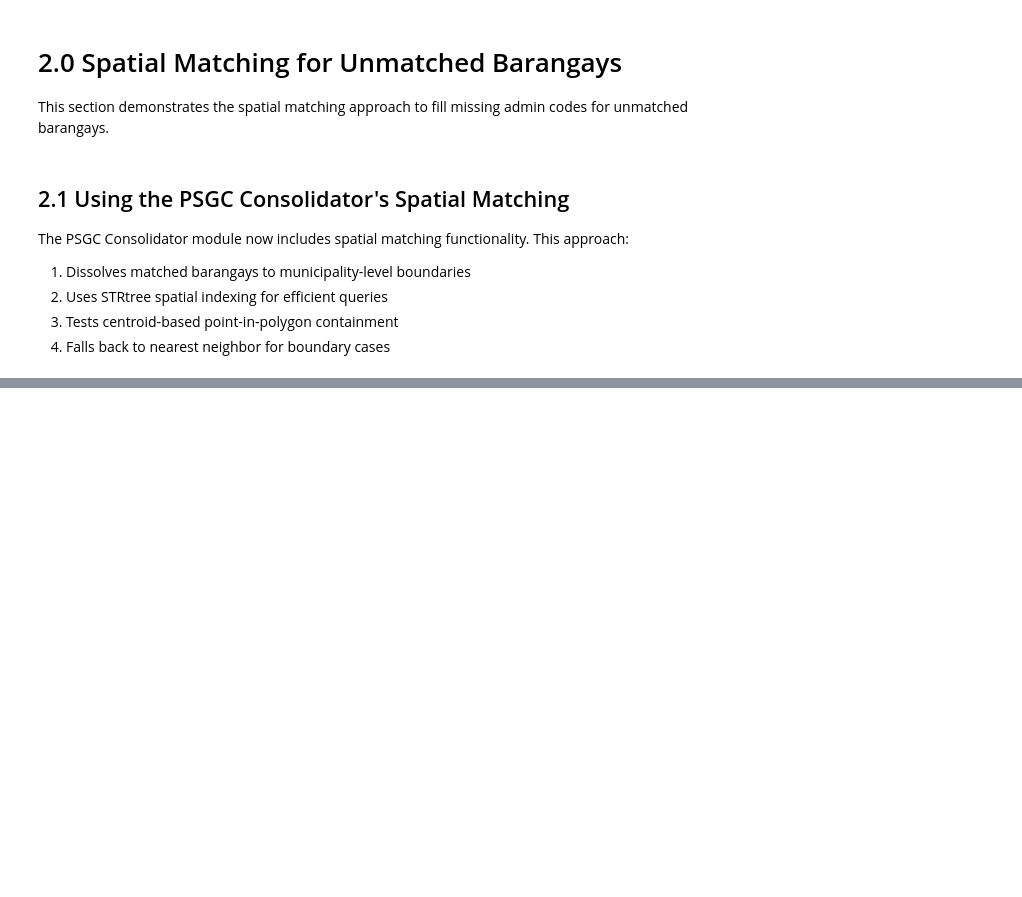
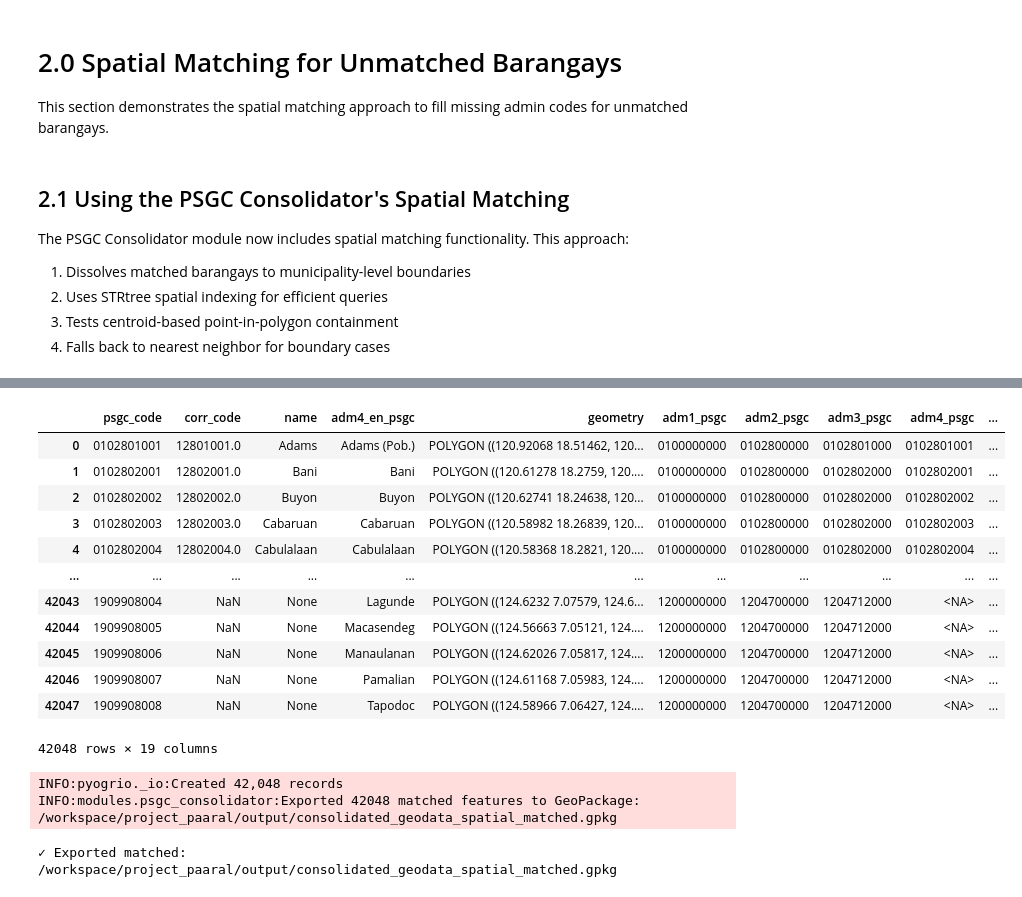
Before and after one commit to cair-philippines/project_paaral, a Jupyter notebook: notebooks/0.2-map-resources.ipynb, the cells around one changed output, grey strips where cells are left out. Saved outputs shown, nothing was run; the diff lists cells and outputs as text; code cells hidden in the pictures; blank space fills up the shorter version.

Commit message:
Added cells for spatial matching

```diff
--- a/notebooks/0.2-map-resources.ipynb
+++ b/notebooks/0.2-map-resources.ipynb
@@ -709,6 +576,7 @@ The PSGC Consolidator module now includes spatial matching functionality. This a
 4. Falls back to nearest neighbor for boundary cases
 # %%
 # Method 1: Manual control - Apply spatial matching after processing
+path = get_path('psgc_shapefiles')
 consolidator_matched = pc.PSGCConsolidator(base_path=path, verbose=True)
 consolidated = consolidator_matched.process()
 
@@ -725,3 +593,13 @@ print("AFTER SPATIAL MATCHING")
 print("="*80)
 print(f"Unmatched barangays: {matched_gdf['adm1_psgc'].isna().sum()}")
 print(f"Spatially matched barangays: {matched_gdf['is_spatially_matched'].sum()}")
+
+# DIAGNOSTIC: Check the reference boundaries
+print("\n" + "="*80)
+print("DIAGNOSTIC: Reference Boundaries")
+print("="*80)
+print(f"Shape: {consolidator_matched.reference_boundaries.shape}")
+print(f"\nSample of reference boundaries:")
+display(consolidator_matched.reference_boundaries.head())
+print(f"\nNaN counts in reference boundaries:")
+print(consolidator_matched.reference_boundaries[['adm1_en', 'adm2_en', 'adm3_en']].isna().sum())
@@ -736,16 +729,36 @@ display(spatially_matched[['psgc_code', 'adm4_en_psgc', 'adm1_en', 'adm2_en', 'a
+# %%
+matched_gdf
+# %% [output]
+|  | psgc_code | corr_code | name | adm4_en_psgc | geometry | adm1_psgc | adm2_psgc | adm3_psgc | adm4_psgc | ... |
+| 0 | 0102801001 | 12801001.0 | Adams | Adams (Pob.) | POLYGON ((120.92068 18.51462, 120... | 0100000000 | 0102800000 | 0102801000 | 0102801001 | ... |
+| 1 | 0102802001 | 12802001.0 | Bani | Bani | POLYGON ((120.61278 18.2759, 120.... | 0100000000 | 0102800000 | 0102802000 | 0102802001 | ... |
+| 2 | 0102802002 | 12802002.0 | Buyon | Buyon | POLYGON ((120.62741 18.24638, 120... | 0100000000 | 0102800000 | 0102802000 | 0102802002 | ... |
+| 3 | 0102802003 | 12802003.0 | Cabaruan | Cabaruan | POLYGON ((120.58982 18.26839, 120... | 0100000000 | 0102800000 | 0102802000 | 0102802003 | ... |
+| 4 | 0102802004 | 12802004.0 | Cabulalaan | Cabulalaan | POLYGON ((120.58368 18.2821, 120.... | 0100000000 | 0102800000 | 0102802000 | 0102802004 | ... |
+| ... | ... | ... | ... | ... | ... | ... | ... | ... | ... | ... |
+| 42043 | 1909908004 | NaN | None | Lagunde | POLYGON ((124.6232 7.07579, 124.6... | 1200000000 | 1204700000 | 1204712000 | <NA> | ... |
+| 42044 | 1909908005 | NaN | None | Macasendeg | POLYGON ((124.56663 7.05121, 124.... | 1200000000 | 1204700000 | 1204712000 | <NA> | ... |
+| 42045 | 1909908006 | NaN | None | Manaulanan | POLYGON ((124.62026 7.05817, 124.... | 1200000000 | 1204700000 | 1204712000 | <NA> | ... |
+| 42046 | 1909908007 | NaN | None | Pamalian | POLYGON ((124.61168 7.05983, 124.... | 1200000000 | 1204700000 | 1204712000 | <NA> | ... |
+| 42047 | 1909908008 | NaN | None | Tapodoc | POLYGON ((124.58966 7.06427, 124.... | 1200000000 | 1204700000 | 1204712000 | <NA> | ... |
+42048 rows × 19 columns
 # %%
 # Export both versions for comparison
 output_dir = get_path('output')
 
-# Export original (with NaN rows)
-original_file = output_dir / 'consolidated_geodata_original.gpkg'
-consolidator_matched.export_original(str(original_file))
-print(f"✓ Exported original: {original_file}")
+# # Export original (with NaN rows)
+# original_file = output_dir / 'consolidated_geodata_original.gpkg'
+# consolidator_matched.export_original(str(original_file))
+# print(f"✓ Exported original: {original_file}")
 
 # Export matched (complete dataset with is_spatially_matched column)
-matched_file = output_dir / 'consolidated_geodata_matched.gpkg'
+matched_file = os.path.join(output_dir, 'consolidated_geodata_spatial_matched.gpkg')
 consolidator_matched.export_matched(str(matched_file))
 print(f"✓ Exported matched: {matched_file}")
+# %% [output]
+INFO:pyogrio._io:Created 42,048 records
+INFO:modules.psgc_consolidator:Exported 42048 matched features to GeoPackage: /workspace/project_paaral/output/consolidated_geodata_spatial_matched.gpkg
+✓ Exported matched: /workspace/project_paaral/output/consolidated_geodata_spatial_matched.gpkg
 # %%
 # Method 2: Automatic - Apply spatial matching during processing
 # Uncomment to use this method:
```
Also changed, not shown: parts of 23 cells of this notebook, 1 other file.
